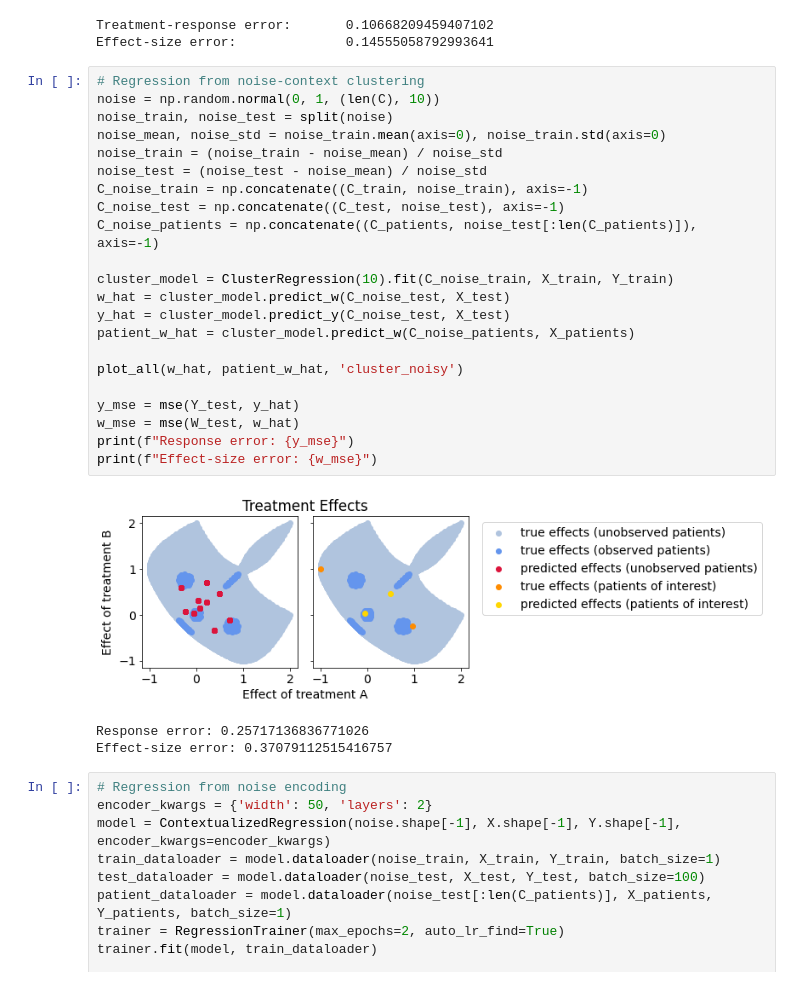
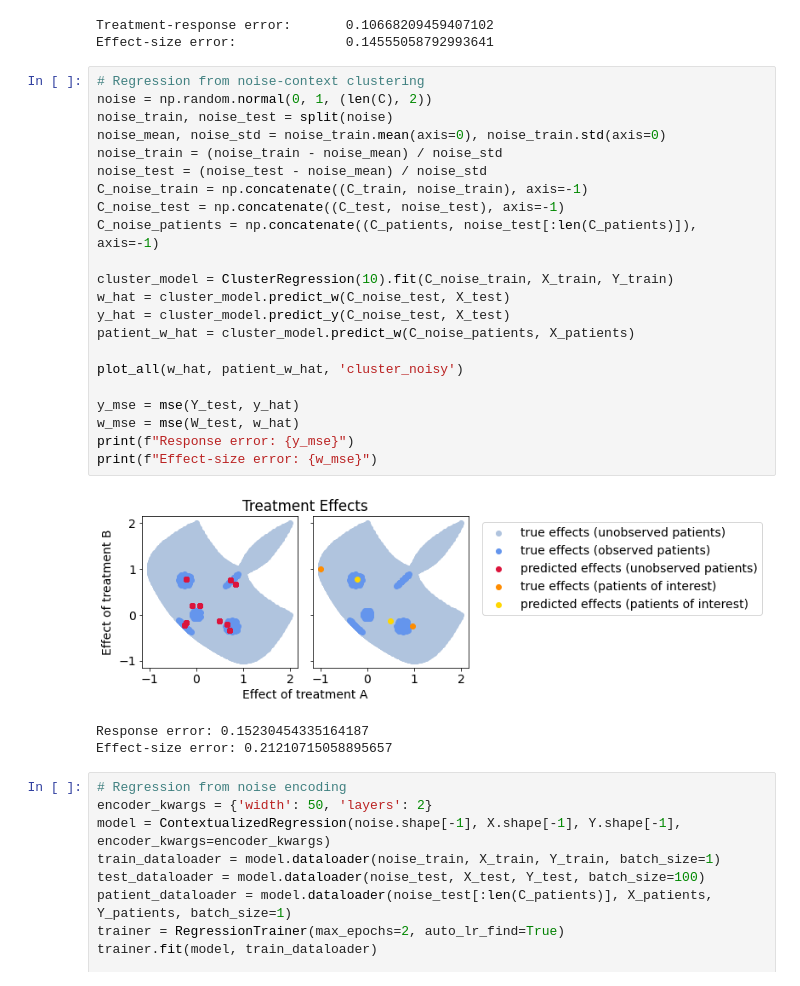
Before and after one commit to cnellington/Contextualized, a Jupyter notebook: experiments/simulation/cluster_demo.ipynb, the cells around one changed output. Cells and saved outputs as stored; diff of their text form.

```diff
--- a/experiments/simulation/cluster_demo.ipynb
+++ b/experiments/simulation/cluster_demo.ipynb
@@ -310,30 +310,30 @@ Treatment-response error:       0.10668209459407102
 Effect-size error:              0.14555058792993641
 # %%
 # Regression from noise-context clustering
-noise = np.random.normal(0, 1, (len(C), 10))
+noise = np.random.normal(0, 1, (len(C), 2))
 noise_train, noise_test = split(noise)
 noise_mean, noise_std = noise_train.mean(axis=0), noise_train.std(axis=0)
 noise_train = (noise_train - noise_mean) / noise_std
 noise_test = (noise_test - noise_mean) / noise_std
 C_noise_train = np.concatenate((C_train, noise_train), axis=-1)
 C_noise_test = np.concatenate((C_test, noise_test), axis=-1)
 C_noise_patients = np.concatenate((C_patients, noise_test[:len(C_patients)]), axis=-1)
 
 cluster_model = ClusterRegression(10).fit(C_noise_train, X_train, Y_train)
 w_hat = cluster_model.predict_w(C_noise_test, X_test)
 y_hat = cluster_model.predict_y(C_noise_test, X_test)
 patient_w_hat = cluster_model.predict_w(C_noise_patients, X_patients)
 
 plot_all(w_hat, patient_w_hat, 'cluster_noisy')
 
 y_mse = mse(Y_test, y_hat)
 w_mse = mse(W_test, w_hat)
 print(f"Response error: {y_mse}")
 print(f"Effect-size error: {w_mse}")
 # %% [output]
-[figure, old version]
+[figure, new version]
-Response error: 0.25717136836771026
-Effect-size error: 0.37079112515416757
+Response error: 0.15230454335164187
+Effect-size error: 0.21210715058895657
 # %%
 # Regression from noise encoding
 encoder_kwargs = {'width': 50, 'layers': 2}
```
Also changed, not shown: parts of 12 cells of this notebook.
